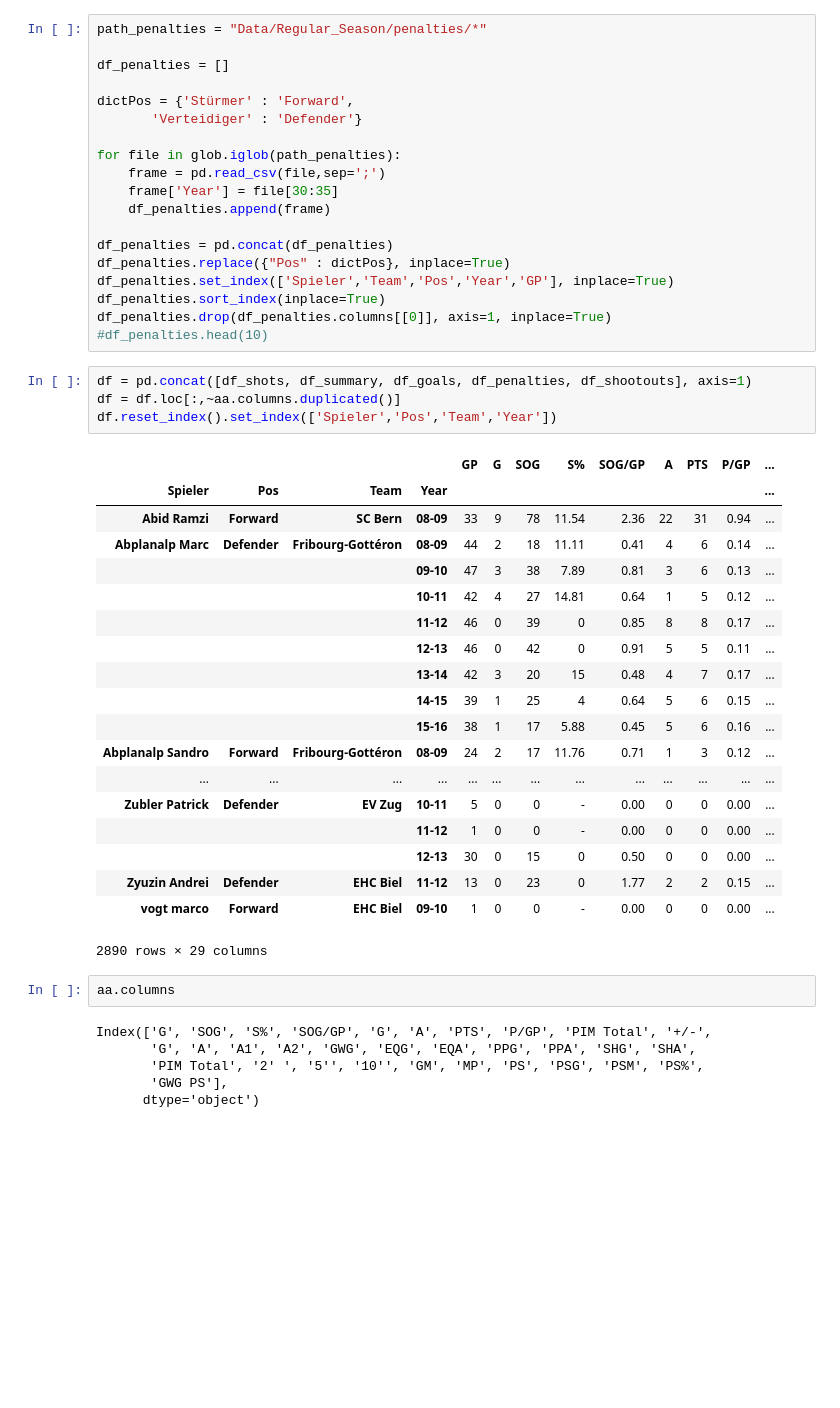
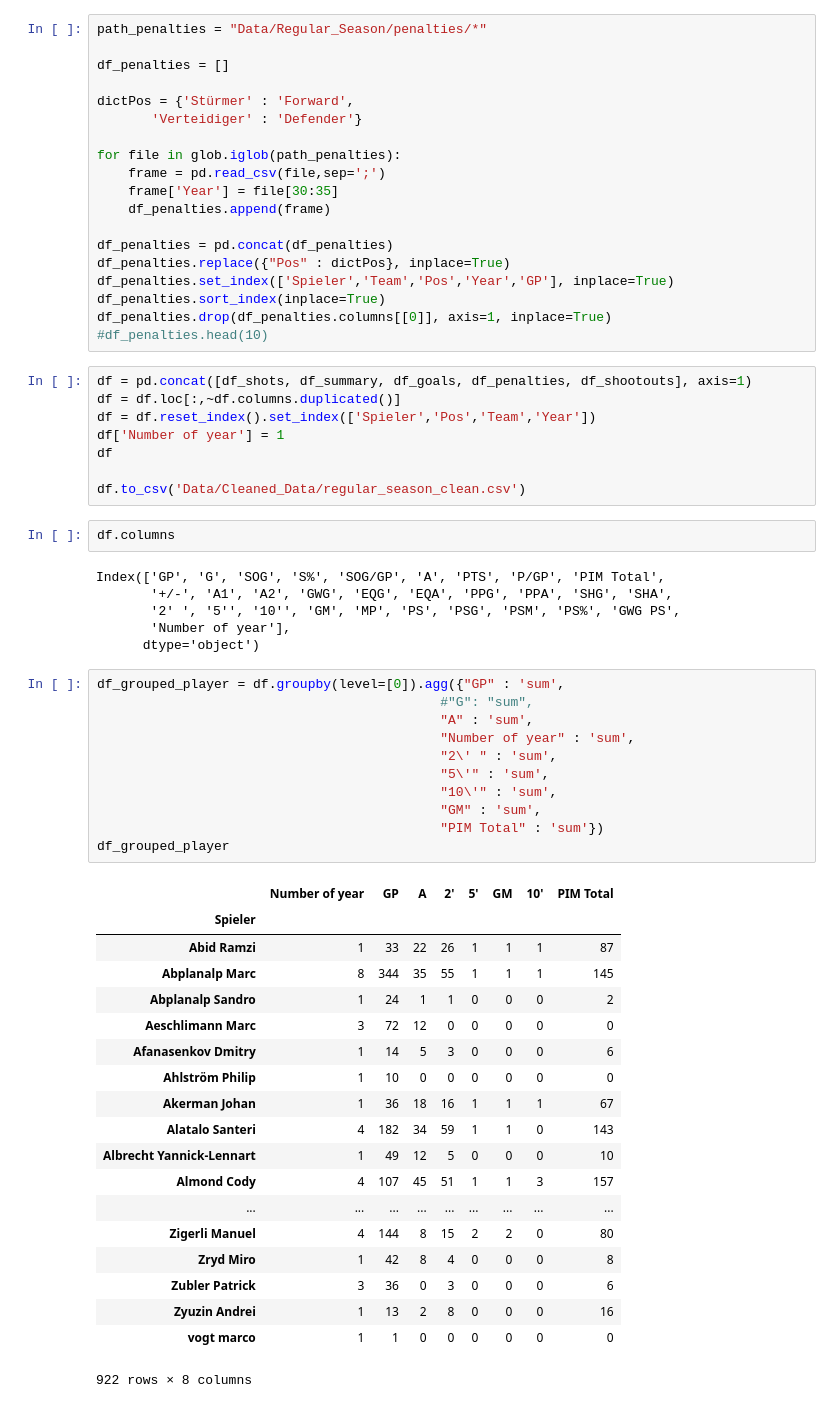
Before and after one commit to Gronlaen/swiss-ice-hockey-playoffs-prediction, a Jupyter notebook: Regular_Season_Analysis.ipynb, the cells around one changed output. Cells and saved outputs as stored; diff of their text form; blank space fills up the shorter version.

Commit message:
Clean Dataframe and structure of Data, ready for visu.

```diff
--- a/Regular_Season_Analysis.ipynb
+++ b/Regular_Season_Analysis.ipynb
@@ -102,33 +102,48 @@ df_penalties.drop(df_penalties.columns[[0]], axis=1, inplace=True)
 #df_penalties.head(10)
 # %%
 df = pd.concat([df_shots, df_summary, df_goals, df_penalties, df_shootouts], axis=1)
-df = df.loc[:,~aa.columns.duplicated()]
-df.reset_index().set_index(['Spieler','Pos','Team','Year'])
+df = df.loc[:,~df.columns.duplicated()]
+df = df.reset_index().set_index(['Spieler','Pos','Team','Year'])
+df['Number of year'] = 1
+df
+
+df.to_csv('Data/Cleaned_Data/regular_season_clean.csv')
-# %% [output]
-|  |  |  |  | GP | G | SOG | S% | SOG/GP | A | PTS | P/GP | ... |
-| Spieler | Pos | Team | Year |  |  |  |  |  |  |  |  | ... |
-| Abid Ramzi | Forward | SC Bern | 08-09 | 33 | 9 | 78 | 11.54 | 2.36 | 22 | 31 | 0.94 | ... |
-| Abplanalp Marc | Defender | Fribourg-Gottéron | 08-09 | 44 | 2 | 18 | 11.11 | 0.41 | 4 | 6 | 0.14 | ... |
-|  |  |  | 09-10 | 47 | 3 | 38 | 7.89 | 0.81 | 3 | 6 | 0.13 | ... |
-|  |  |  | 10-11 | 42 | 4 | 27 | 14.81 | 0.64 | 1 | 5 | 0.12 | ... |
-|  |  |  | 11-12 | 46 | 0 | 39 | 0 | 0.85 | 8 | 8 | 0.17 | ... |
-|  |  |  | 12-13 | 46 | 0 | 42 | 0 | 0.91 | 5 | 5 | 0.11 | ... |
-|  |  |  | 13-14 | 42 | 3 | 20 | 15 | 0.48 | 4 | 7 | 0.17 | ... |
-|  |  |  | 14-15 | 39 | 1 | 25 | 4 | 0.64 | 5 | 6 | 0.15 | ... |
-|  |  |  | 15-16 | 38 | 1 | 17 | 5.88 | 0.45 | 5 | 6 | 0.16 | ... |
-| Abplanalp Sandro | Forward | Fribourg-Gottéron | 08-09 | 24 | 2 | 17 | 11.76 | 0.71 | 1 | 3 | 0.12 | ... |
-| ... | ... | ... | ... | ... | ... | ... | ... | ... | ... | ... | ... | ... |
-| Zubler Patrick | Defender | EV Zug | 10-11 | 5 | 0 | 0 | - | 0.00 | 0 | 0 | 0.00 | ... |
-|  |  |  | 11-12 | 1 | 0 | 0 | - | 0.00 | 0 | 0 | 0.00 | ... |
-|  |  |  | 12-13 | 30 | 0 | 15 | 0 | 0.50 | 0 | 0 | 0.00 | ... |
-| Zyuzin Andrei | Defender | EHC Biel | 11-12 | 13 | 0 | 23 | 0 | 1.77 | 2 | 2 | 0.15 | ... |
-| vogt marco | Forward | EHC Biel | 09-10 | 1 | 0 | 0 | - | 0.00 | 0 | 0 | 0.00 | ... |
-2890 rows × 29 columns
 # %%
-aa.columns
+df.columns
 # %% [output]
-Index(['G', 'SOG', 'S%', 'SOG/GP', 'G', 'A', 'PTS', 'P/GP', 'PIM Total', '+/-',
-       'G', 'A', 'A1', 'A2', 'GWG', 'EQG', 'EQA', 'PPG', 'PPA', 'SHG', 'SHA',
-       'PIM Total', '2' ', '5'', '10'', 'GM', 'MP', 'PS', 'PSG', 'PSM', 'PS%',
-       'GWG PS'],
+Index(['GP', 'G', 'SOG', 'S%', 'SOG/GP', 'A', 'PTS', 'P/GP', 'PIM Total',
+       '+/-', 'A1', 'A2', 'GWG', 'EQG', 'EQA', 'PPG', 'PPA', 'SHG', 'SHA',
+       '2' ', '5'', '10'', 'GM', 'MP', 'PS', 'PSG', 'PSM', 'PS%', 'GWG PS',
+       'Number of year'],
       dtype='object')
+# %%
+df_grouped_player = df.groupby(level=[0]).agg({"GP" : 'sum',
+                                            #"G": "sum",
+                                            "A" : 'sum',
+                                            "Number of year" : 'sum',
+                                            "2\' " : 'sum',
+                                            "5\'" : 'sum',
+                                            "10\'" : 'sum',
+                                            "GM" : 'sum',
+                                            "PIM Total" : 'sum'})
+df_grouped_player
+# %% [output]
+|  | Number of year | GP | A | 2' | 5' | GM | 10' | PIM Total |
+| Spieler |  |  |  |  |  |  |  |  |
+| Abid Ramzi | 1 | 33 | 22 | 26 | 1 | 1 | 1 | 87 |
+| Abplanalp Marc | 8 | 344 | 35 | 55 | 1 | 1 | 1 | 145 |
+| Abplanalp Sandro | 1 | 24 | 1 | 1 | 0 | 0 | 0 | 2 |
+| Aeschlimann Marc | 3 | 72 | 12 | 0 | 0 | 0 | 0 | 0 |
+| Afanasenkov Dmitry | 1 | 14 | 5 | 3 | 0 | 0 | 0 | 6 |
+| Ahlström Philip | 1 | 10 | 0 | 0 | 0 | 0 | 0 | 0 |
+| Akerman Johan | 1 | 36 | 18 | 16 | 1 | 1 | 1 | 67 |
+| Alatalo Santeri | 4 | 182 | 34 | 59 | 1 | 1 | 0 | 143 |
+| Albrecht Yannick-Lennart | 1 | 49 | 12 | 5 | 0 | 0 | 0 | 10 |
+| Almond Cody | 4 | 107 | 45 | 51 | 1 | 1 | 3 | 157 |
+| ... | ... | ... | ... | ... | ... | ... | ... | ... |
+| Zigerli Manuel | 4 | 144 | 8 | 15 | 2 | 2 | 0 | 80 |
+| Zryd Miro | 1 | 42 | 8 | 4 | 0 | 0 | 0 | 8 |
+| Zubler Patrick | 3 | 36 | 0 | 3 | 0 | 0 | 0 | 6 |
+| Zyuzin Andrei | 1 | 13 | 2 | 8 | 0 | 0 | 0 | 16 |
+| vogt marco | 1 | 1 | 0 | 0 | 0 | 0 | 0 | 0 |
+922 rows × 8 columns
```
Also changed, not shown: parts of 2 cells of this notebook, 7 other files.
